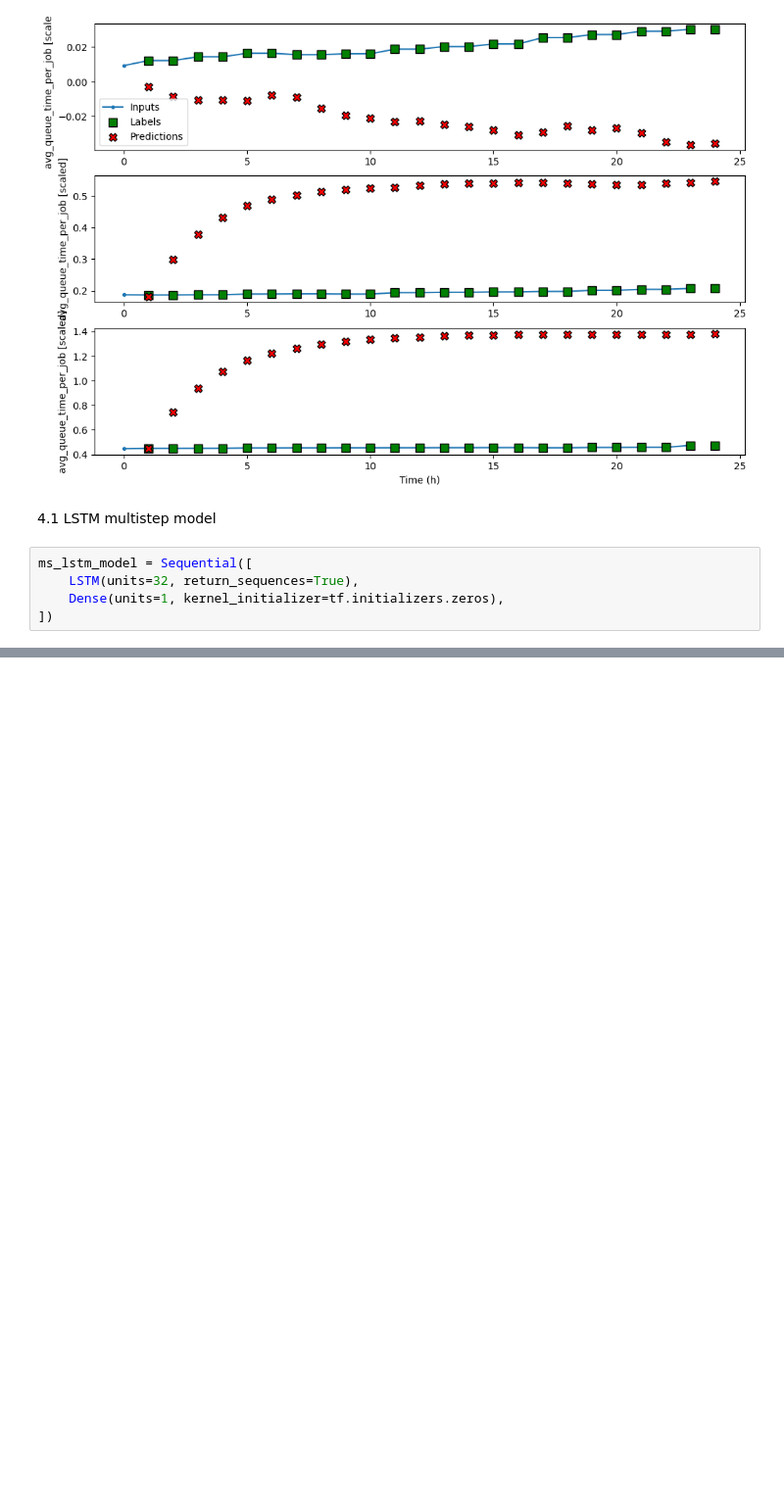
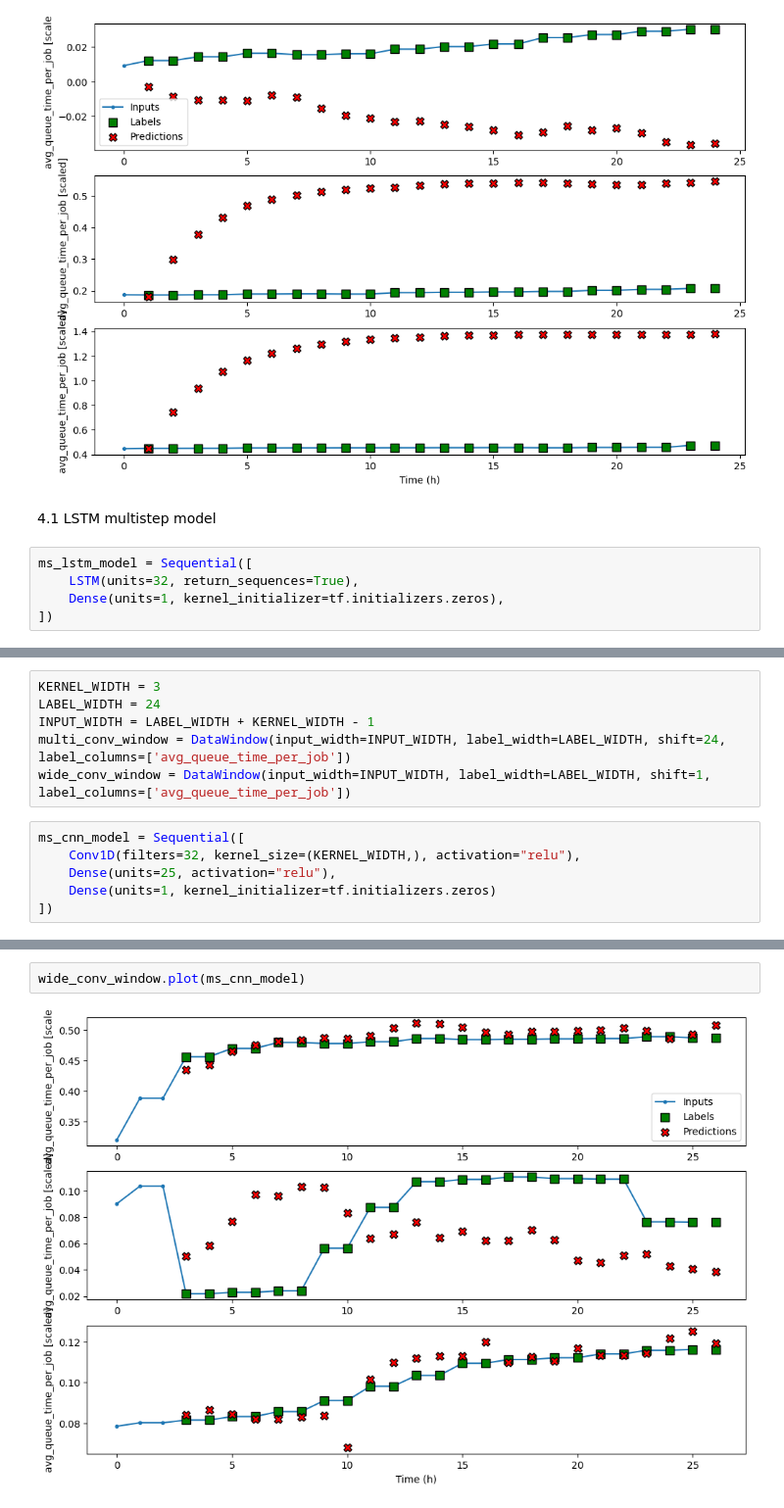
Before and after one commit to ari-apc-lab/croupier, a Jupyter notebook: forecast/forecasting/forecasting_partitions.ipynb, the cells around one changed output, grey strips where cells are left out. Shown at 98% size. Drawn from its saved outputs; the diff is of its cells as text; blank space fills up the shorter version.

```diff
--- a/forecast/forecasting/forecasting_partitions.ipynb
+++ b/forecast/forecasting/forecasting_partitions.ipynb
@@ -677,0 +717,12 @@ plot_performance(performance, val_performance, high_ylim=0.1, title='Single step
+# %%
+KERNEL_WIDTH = 3
+LABEL_WIDTH = 24
+INPUT_WIDTH = LABEL_WIDTH + KERNEL_WIDTH - 1
+multi_conv_window = DataWindow(input_width=INPUT_WIDTH, label_width=LABEL_WIDTH, shift=24, label_columns=['avg_queue_time_per_job'])
+wide_conv_window = DataWindow(input_width=INPUT_WIDTH, label_width=LABEL_WIDTH, shift=1, label_columns=['avg_queue_time_per_job'])
+# %%
+ms_cnn_model = Sequential([
+    Conv1D(filters=32, kernel_size=(KERNEL_WIDTH,), activation="relu"),
+    Dense(units=25, activation="relu"),
+    Dense(units=1, kernel_initializer=tf.initializers.zeros)
+])
@@ -677,0 +745,4 @@ plot_performance(performance, val_performance, high_ylim=0.1, title='Single step
+# %%
+wide_conv_window.plot(ms_cnn_model)
+# %% [output]
+[figure, added]
```
Also changed, not shown: parts of 19 cells of this notebook.
